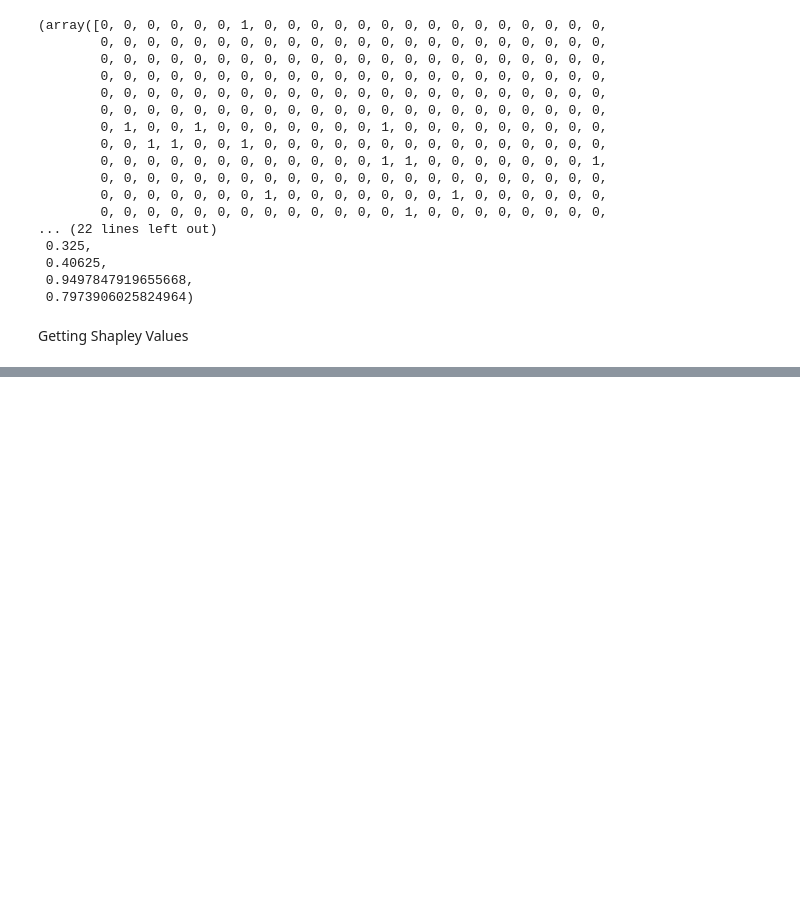
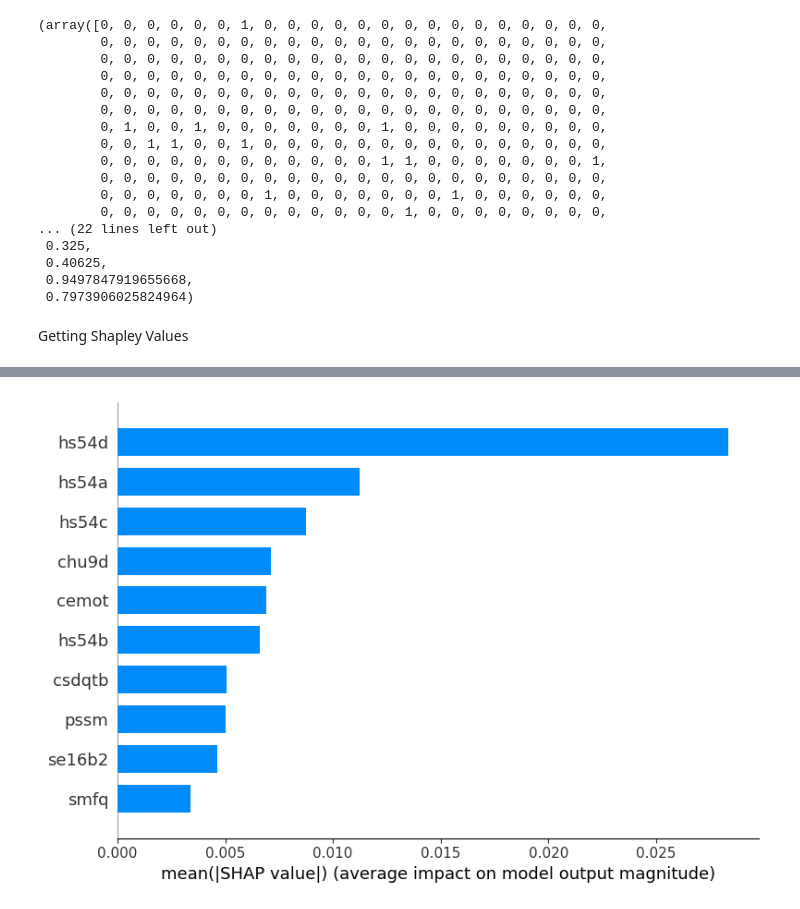
Before and after one commit to kk262626/predicting_suicidality, a Jupyter notebook: chainedclf 2802 MAIN.ipynb, the cells around one changed output, grey strips where cells are left out. Cells and saved outputs as stored; diff of their text form; code cells hidden in the pictures; blank space fills up the shorter version.

```diff
--- a/chainedclf 2802 MAIN.ipynb
+++ b/chainedclf 2802 MAIN.ipynb
@@ -310,0 +287,4 @@ AUROC= 0.700457
+# %%
+shap.summary_plot(shap_values[0], features=Xi_hold.head(100), plot_type='bar', max_display=10)
+# %% [output]
+[figure, added]
```
Also changed, not shown: parts of 20 cells of this notebook, 4 other files.
